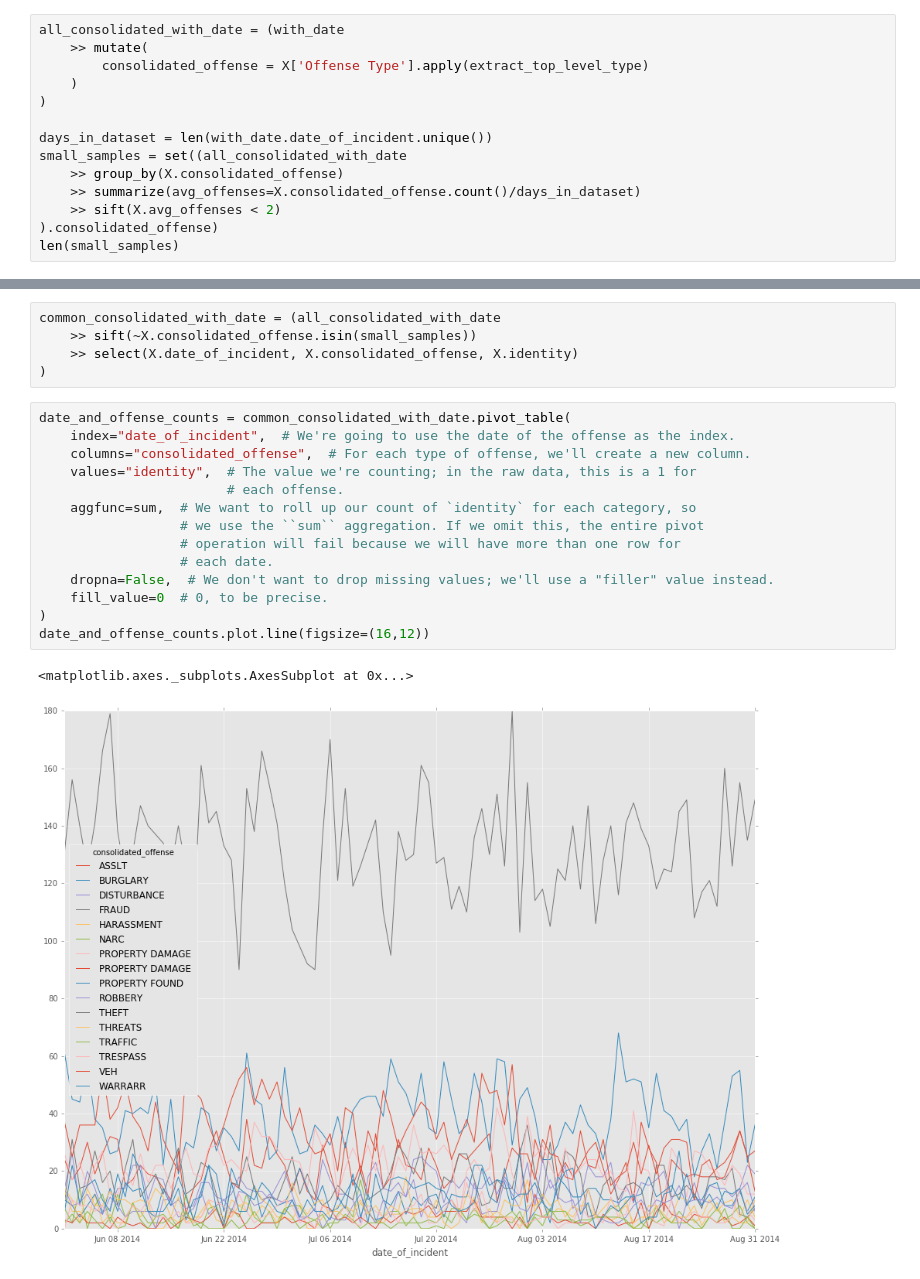
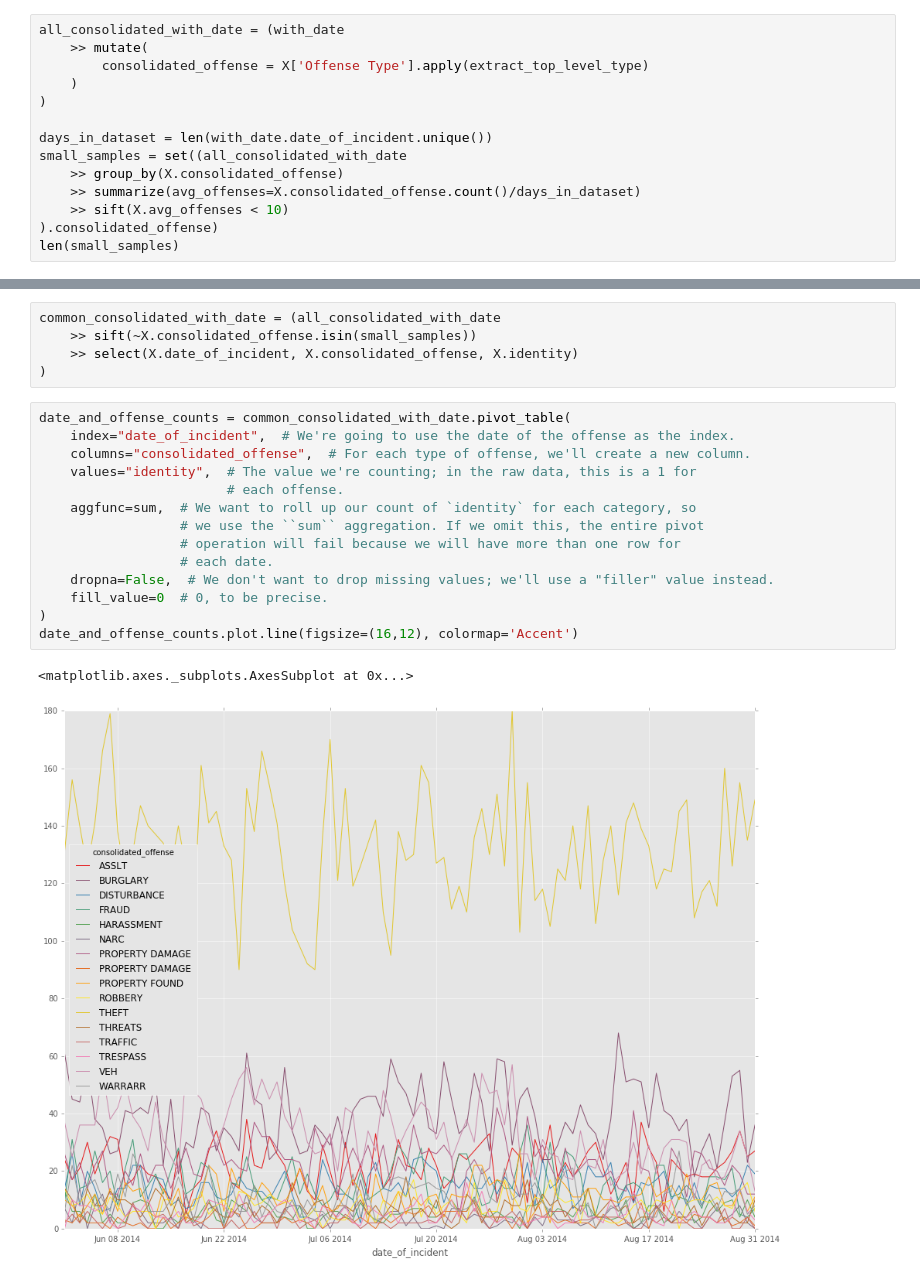
Before and after one commit to gthank/datasci_assignment_six, a Jupyter notebook: crime_analytics.ipynb, the cells around one changed output, grey strips where cells are left out. Drawn from its saved outputs; the diff is of its cells as text.

Commit message:
Further restrict offense types mapped for determining correlation; use colormap to prevent duplicated colors.

```diff
--- a/crime_analytics.ipynb
+++ b/crime_analytics.ipynb
@@ -412,7 +412,7 @@ days_in_dataset = len(with_date.date_of_incident.unique())
 small_samples = set((all_consolidated_with_date
     >> group_by(X.consolidated_offense)
     >> summarize(avg_offenses=X.consolidated_offense.count()/days_in_dataset)
-    >> sift(X.avg_offenses < 2)
+    >> sift(X.avg_offenses < 10)
 ).consolidated_offense)
 len(small_samples)
 # %% [output]
@@ -427,17 +427,17 @@ common_consolidated_with_date = (all_consolidated_with_date
 # %%
 date_and_offense_counts = common_consolidated_with_date.pivot_table(
     index="date_of_incident",  # We're going to use the date of the offense as the index.
     columns="consolidated_offense",  # For each type of offense, we'll create a new column.
     values="identity",  # The value we're counting; in the raw data, this is a 1 for
                         # each offense.
     aggfunc=sum,  # We want to roll up our count of `identity` for each category, so
                   # we use the ``sum`` aggregation. If we omit this, the entire pivot
                   # operation will fail because we will have more than one row for
                   # each date.
     dropna=False,  # We don't want to drop missing values; we'll use a "filler" value instead.
     fill_value=0  # 0, to be precise.
 )
-date_and_offense_counts.plot.line(figsize=(16,12))
+date_and_offense_counts.plot.line(figsize=(16,12), colormap='Accent')
 # %% [output]
 <matplotlib.axes._subplots.AxesSubplot at 0x...>
-[figure, old version]
+[figure, new version]
```
Also changed, not shown: parts of 2 cells of this notebook.
